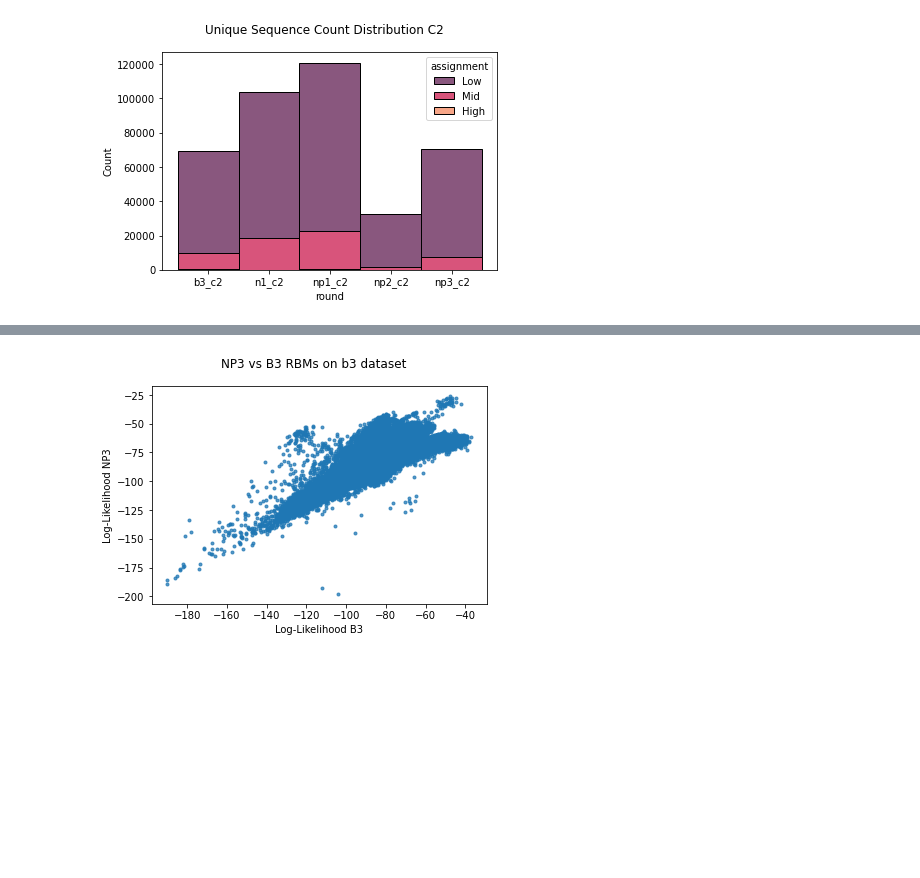
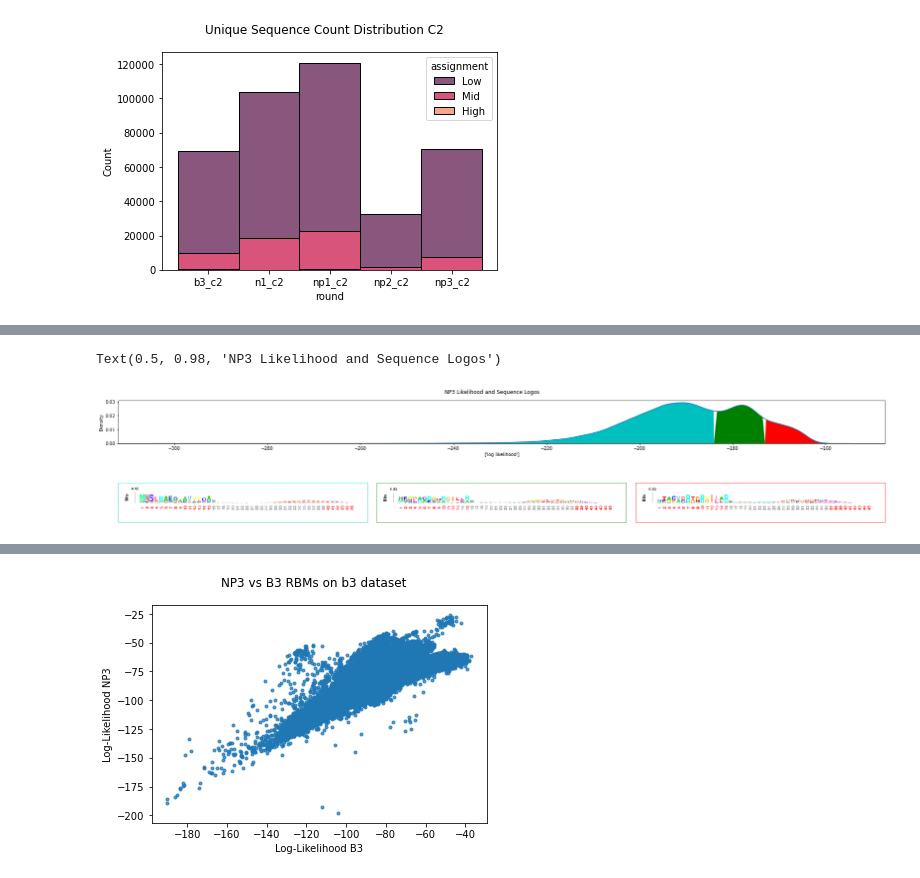
Before and after one commit to Jonahowns/phage_display_ML, a Jupyter notebook: rbm_torch/analysis/pig_analysis_c2.ipynb, the cells around one changed output, grey strips where cells are left out. Drawn from its saved outputs; the diff is of its cells as text; code cells hidden in the pictures; blank space fills up the shorter version.

```diff
--- a/rbm_torch/pig_analysis_c2.ipynb
+++ b/rbm_torch/analysis/pig_analysis_c2.ipynb
@@ -218,0 +120,58 @@ plot_likelihoods(np3_likeli, np3_title, np3_xaxis, np3_order, np3_labels, np3_co
+# %%
+high_likeli_np3 = am.data_subset(data_c2, np3_likeli, "np3_c2", -176, 0)
+first_peak_np3 = am.data_subset(data_c2, np3_likeli, "np3_c2", -183, -176)
+second_peak_np3 = am.data_subset(data_c2, np3_likeli, "np3_c2", -225, -183)
+# third_peak_np3 = data_subset(data_c2, np3_likeli, "np3_c2", -90, -80)
+# tail_np3 = data_subset(data_c2, np3_likeli, "np3_c2", -130, -90)
+# np3_subsets = [high_likeli_np3, first_peak_np3, second_peak_np3, third_peak_np3, tail_np3]
+
+hp = am.seq_logo(high_likeli_np3, "high_likeli_np3_c2", weight=False, outdir="./generated/")
+fp = am.seq_logo(first_peak_np3, "first_peak_likeli_np3_c2", weight=False, outdir="./generated/")
+sp = am.seq_logo(second_peak_np3, "second_peak_likeli_np3_c2", weight=False, outdir="./generated/")
+
+peaks = [hp, fp, sp]
+# %%
+gs_kw = dict(width_ratios=[1, 1, 1], height_ratios=[0.5, 1])
+fig, axd = plt.subplot_mosaic([['top', 'top', 'top'],
+                               ['lower left', "middle", 'lower right']],
+                              gridspec_kw=gs_kw, figsize=(25, 5),
+                              constrained_layout=True)
+
+sns.kdeplot(np3_likeli["np3_c2"], ax=axd["top"])
+l = axd["top"].get_children()[0].get_path()
+def shaded_kde_curve(ax, path, xmin, xmax, color):
+    vertices = [ (x, y) for x, y in l.vertices if xmin < x < xmax]
+    vertices.insert(0, (xmin, 0.))
+    vertices.append((xmax, 0.))
+    xfill, yfill = zip(*vertices)
+    ax.fill(xfill, yfill, color)
+
+shaded_kde_curve(axd["top"], l, -173, -160, "r")
+shaded_kde_curve(axd["top"], l, -184, -173, "g")
+shaded_kde_curve(axd["top"], l, -240, -184, "c")
+axd["top"].set_xlabel("log-likelihood")
+
+def color_subplot(ax, color):
+    for spine in ax.spines.values():
+        spine.set_edgecolor(color)
+
+def seqlogo_subplot(ax, path, type="info"):
+    img = mpimg.imread(f"{path}.{type}.png")
+    ax.imshow(img, interpolation="nearest")
+    ax.set_xticks([])
+    ax.set_yticks([])
+    ax.set_yticklabels([])
+    ax.set_xticklabels([])
+
+color_subplot(axd["lower left"], "c")
+color_subplot(axd["middle"], "g")
+color_subplot(axd["lower right"], "r")
+
+seqlogo_subplot(axd["lower left"], sp)
+seqlogo_subplot(axd["middle"], fp)
+seqlogo_subplot(axd["lower right"], hp)
+
+fig.suptitle('NP3 Likelihood and Sequence Logos')
+# %% [output]
+Text(0.5, 0.98, 'NP3 Likelihood and Sequence Logos')
+[figure, added]
```
Also changed, not shown: parts of 12 cells of this notebook, 11 other files.
